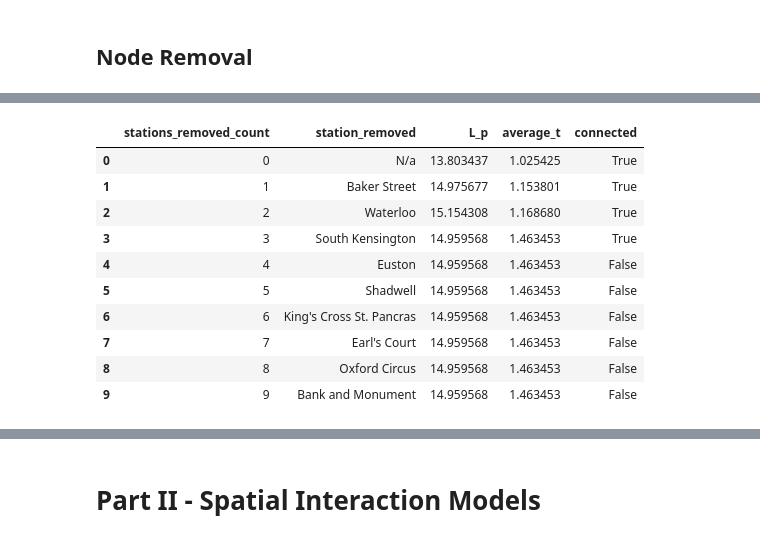
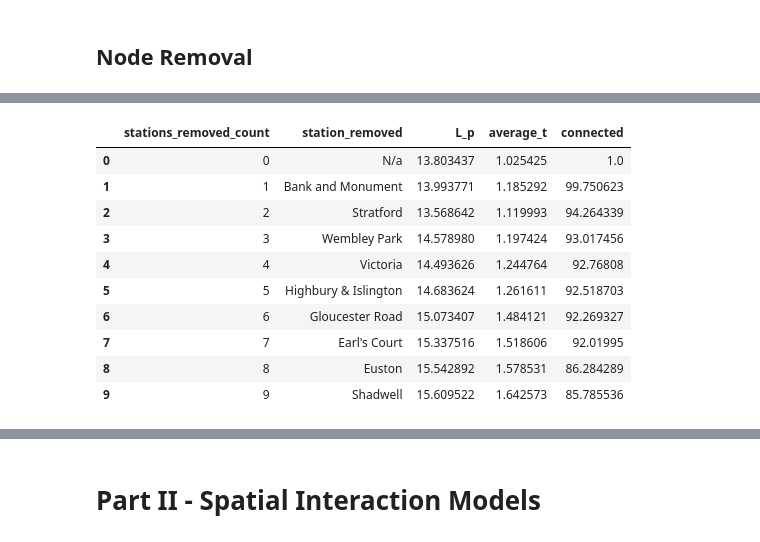
Before and after one commit to grolls23/UrbsimAssessment, a Jupyter notebook: UrbsimFinal.ipynb, the cells around one changed output, grey strips where cells are left out. Drawn from its saved outputs; the diff is of its cells as text; code cells hidden in the pictures.

Commit message:
Final work with node removal

```diff
--- a/UrbsimFinal.ipynb
+++ b/UrbsimFinal.ipynb
@@ -569,7 +571,7 @@ G_nsd = G.copy()
 G_size = G_nsd.number_of_nodes()
 
 #Baseline
-average_t_base, L_p_base = calc_impacts(G_nsd, flows_for_later)
+#average_t_base, L_p_base = calc_impacts(G_nsd, flows_for_later)
 
 removal_nsd = degree_top_fifteen.copy()
 flow_tracker = flows_for_later.copy()
@@ -578,11 +580,14 @@ flow_tracker = flows_for_later.copy()
 column_names = ['stations_removed_count', 'station_removed', 'L_p', 'average_t', 'connected']
 results_table = pd.DataFrame(columns=column_names)
 
-results_table.loc[0] = [0, 'N/a', L_p_base, average_t_base, True]
+results_table.loc[0] = [0, 'N/a', L_p_base, average_t_base, 100]
 
 for i in range(10):
 
     random_row = removal_nsd.sample()
+    while not G_nsd.has_node(random_row.index[0]) :
+        random_row = removal_nsd.sample()
+
     print(random_row)
 
     # Get the index label and the corresponding row value
@@ -598,9 +603,7 @@ for i in range(10):
     #Remove station from graph
     G_nsd.remove_node(removed_station)
 
-    connected = True
-
-    #Calculate metrics - REMOVE TRY EXCEPT LATER
+    #Calculate metrics
     if nx.is_connected(G_nsd):
         average_t, L_p = calc_impacts(G_nsd, flow_tracker)
         largest_comp_pct = G_nsd.number_of_nodes() * 100 / G_size
@@ -611,14 +614,13 @@ for i in range(10):
 
         #Reset flow_tracker
         connected_components.remove(largest_component)
-        for component in connected_components[::2]:
+        for component in connected_components[::1]:
             for node in component:
                 #Do for each of the other components and all the stations in them
                 flow_tracker = flow_tracker[~(flow_tracker['station_origin'].str.contains(node) | flow_tracker['station_destination'].str.contains(node))]
 
         average_t, L_p = calc_impacts(G_nsd, flow_tracker)
         largest_comp_pct = G_nsd.number_of_nodes() * 100 / G_size
-        pass
 
     #Fix input of connected as true
     results_table.loc[i+1] = [i+1, removed_station, L_p, average_t, largest_comp_pct]
@@ -738,11 +772,14 @@ flow_tracker = flows_for_later.copy()
 column_names = ['stations_removed_count', 'station_removed', 'L_p', 'average_t', 'connected']
 results_table = pd.DataFrame(columns=column_names)
 
-results_table.loc[0] = [0, 'N/a', L_p_base, average_t_base, True]
+results_table.loc[0] = [0, 'N/a', L_p_base, average_t_base, 100]
 
 for i in range(10):
 
     random_row = removal_nsb.sample()
+    while not G_nsb.has_node(random_row.index[0]) :
+        random_row = removal_nsb.sample()
+
     print(random_row)
 
     # Get the index label and the corresponding row value
@@ -758,17 +795,27 @@ for i in range(10):
     #Remove station from graph
     G_nsb.remove_node(removed_station)
 
-    connected = True
+    #Calculate metrics
+    if nx.is_connected(G_nsb):
+        average_t, L_p = calc_impacts(G_nsb, flow_tracker)
+        largest_comp_pct = G_nsb.number_of_nodes() * 100 / G_size
+    else:
+        connected_components = list(nx.connected_components(G_nsb))
+        largest_component = max(connected_components, key=len)
+        G_nsb = G_nsb.subgraph(largest_component).copy()
 
-    #Calculate metrics - REMOVE TRY EXCEPT LATER
-    try:
+        #Reset flow_tracker
+        connected_components.remove(largest_component)
+        for component in connected_components[::1]:
+            for node in component:
+                #Do for each of the other components and all the stations in them
+                flow_tracker = flow_tracker[~(flow_tracker['station_origin'].str.contains(node) | flow_tracker['station_destination'].str.contains(node))]
+
         average_t, L_p = calc_impacts(G_nsb, flow_tracker)
-    except:
-        connected = False
-        pass
+        largest_comp_pct = G_nsb.number_of_nodes() * 100 / G_size
 
     #Fix input of connected as true
-    results_table.loc[i+1] = [i+1, removed_station, L_p, average_t, connected]
+    results_table.loc[i+1] = [i+1, removed_station, L_p, average_t, largest_comp_pct]
 
 results_table.head(10)
 # %% [output]
@@ -792,14 +842,14 @@ Error: No path from source to target
 |  | stations_removed_count | station_removed | L_p | average_t | connected |
-| 0 | 0 | N/a | 13.803437 | 1.025425 | True |
-| 1 | 1 | Baker Street | 14.975677 | 1.153801 | True |
-| 2 | 2 | Waterloo | 15.154308 | 1.168680 | True |
-| 3 | 3 | South Kensington | 14.959568 | 1.463453 | True |
-| 4 | 4 | Euston | 14.959568 | 1.463453 | False |
-| 5 | 5 | Shadwell | 14.959568 | 1.463453 | False |
-| 6 | 6 | King's Cross St. Pancras | 14.959568 | 1.463453 | False |
-| 7 | 7 | Earl's Court | 14.959568 | 1.463453 | False |
-| 8 | 8 | Oxford Circus | 14.959568 | 1.463453 | False |
-| 9 | 9 | Bank and Monument | 14.959568 | 1.463453 | False |
+| 0 | 0 | N/a | 13.803437 | 1.025425 | 1.0 |
+| 1 | 1 | Bank and Monument | 13.993771 | 1.185292 | 99.750623 |
+| 2 | 2 | Stratford | 13.568642 | 1.119993 | 94.264339 |
+| 3 | 3 | Wembley Park | 14.578980 | 1.197424 | 93.017456 |
+| 4 | 4 | Victoria | 14.493626 | 1.244764 | 92.76808 |
+| 5 | 5 | Highbury & Islington | 14.683624 | 1.261611 | 92.518703 |
+| 6 | 6 | Gloucester Road | 15.073407 | 1.484121 | 92.269327 |
+| 7 | 7 | Earl's Court | 15.337516 | 1.518606 | 92.01995 |
+| 8 | 8 | Euston | 15.542892 | 1.578531 | 86.284289 |
+| 9 | 9 | Shadwell | 15.609522 | 1.642573 | 85.785536 |
 # %%
 #Sequential - Betweenness
 G_sb = G.copy()
```
Also changed, not shown: parts of 7 cells of this notebook.
